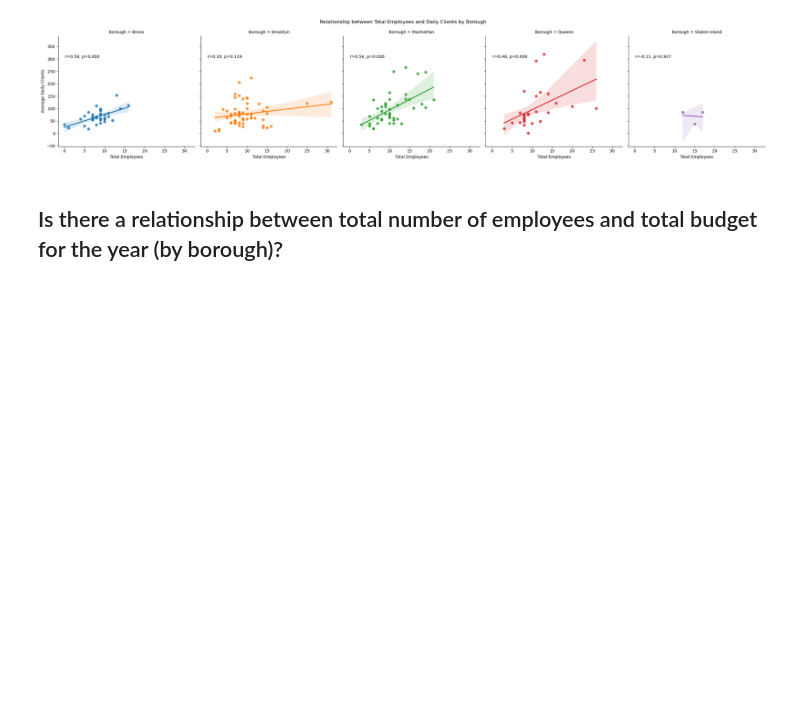
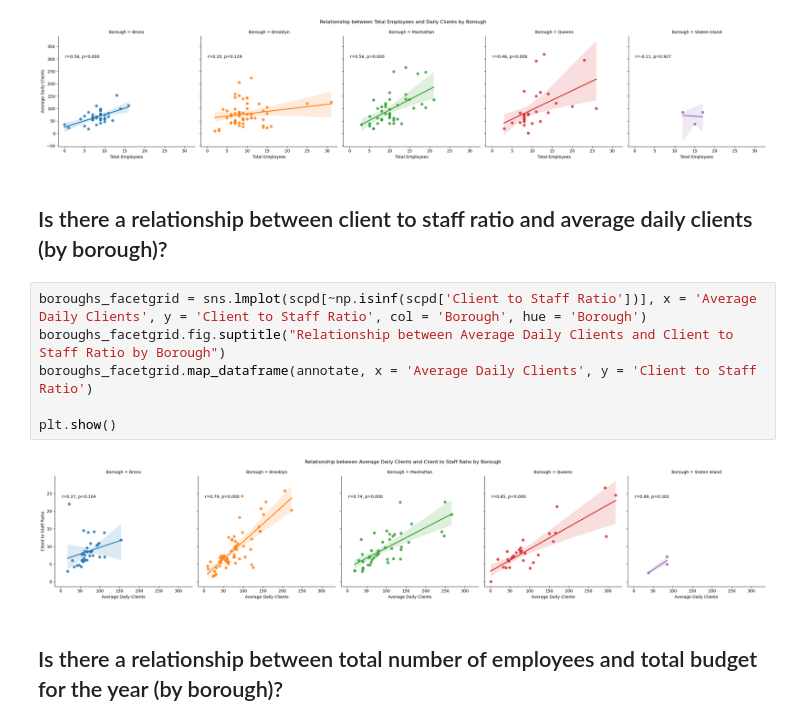
Before and after one commit to valeriemagalong/NYC-Aging, a Jupyter notebook: exploratory_data_analysis.ipynb, the cells around one changed output. Drawn from its saved outputs; the diff is of its cells as text; blank space fills up the shorter version.

```diff
--- a/exploratory_data_analysis.ipynb
+++ b/exploratory_data_analysis.ipynb
@@ -301,6 +332,16 @@ boroughs_facetgrid.map_dataframe(annotate, x = 'Total Employees', y = 'Average D
 plt.show()
 # %% [output]
 [figure]
+# %% [markdown]
+## Is there a relationship between client to staff ratio and average daily clients (by borough)?
+# %%
+boroughs_facetgrid = sns.lmplot(scpd[~np.isinf(scpd['Client to Staff Ratio'])], x = 'Average Daily Clients', y = 'Client to Staff Ratio', col = 'Borough', hue = 'Borough')
+boroughs_facetgrid.fig.suptitle("Relationship between Average Daily Clients and Client to Staff Ratio by Borough")
+boroughs_facetgrid.map_dataframe(annotate, x = 'Average Daily Clients', y = 'Client to Staff Ratio')
+
+plt.show()
+# %% [output]
+[figure, added]
 # %% [markdown]
 ## Is there a relationship between total number of employees and total budget for the year (by borough)?
 # %%
```
Also changed, not shown: parts of 9 cells of this notebook.
